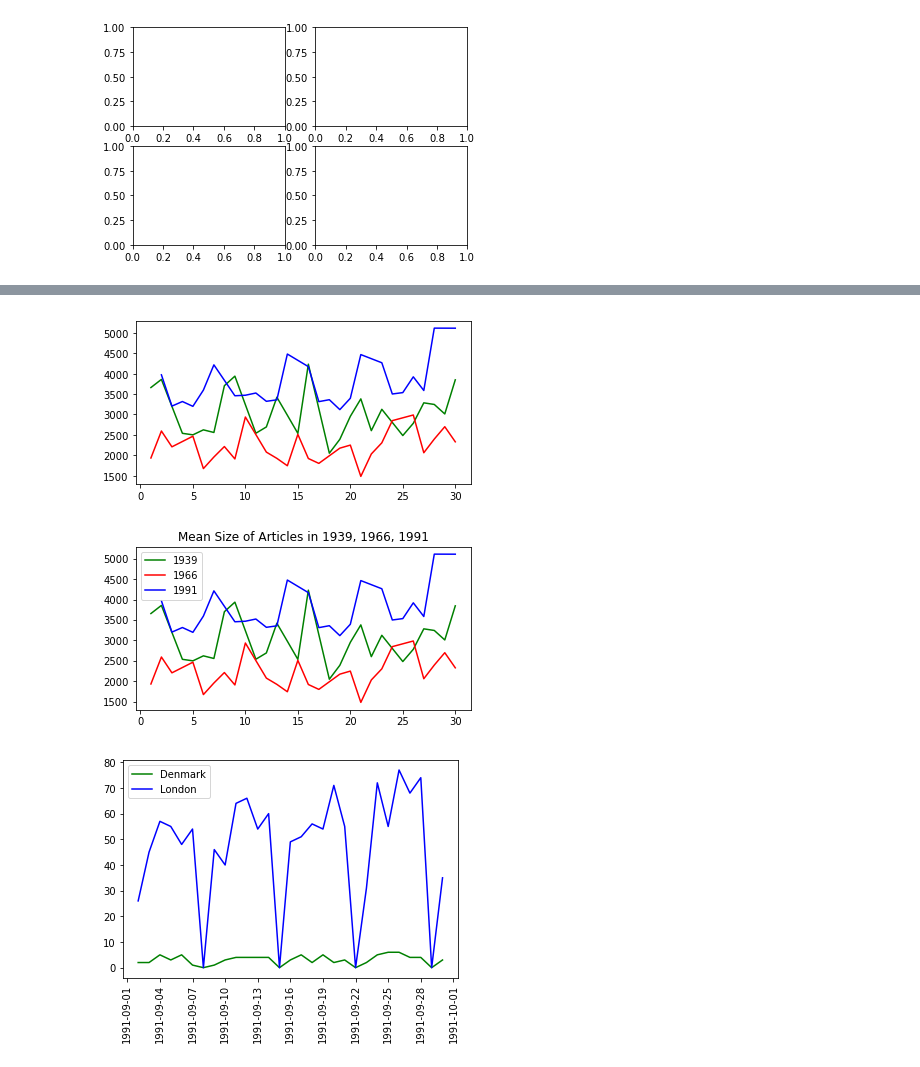
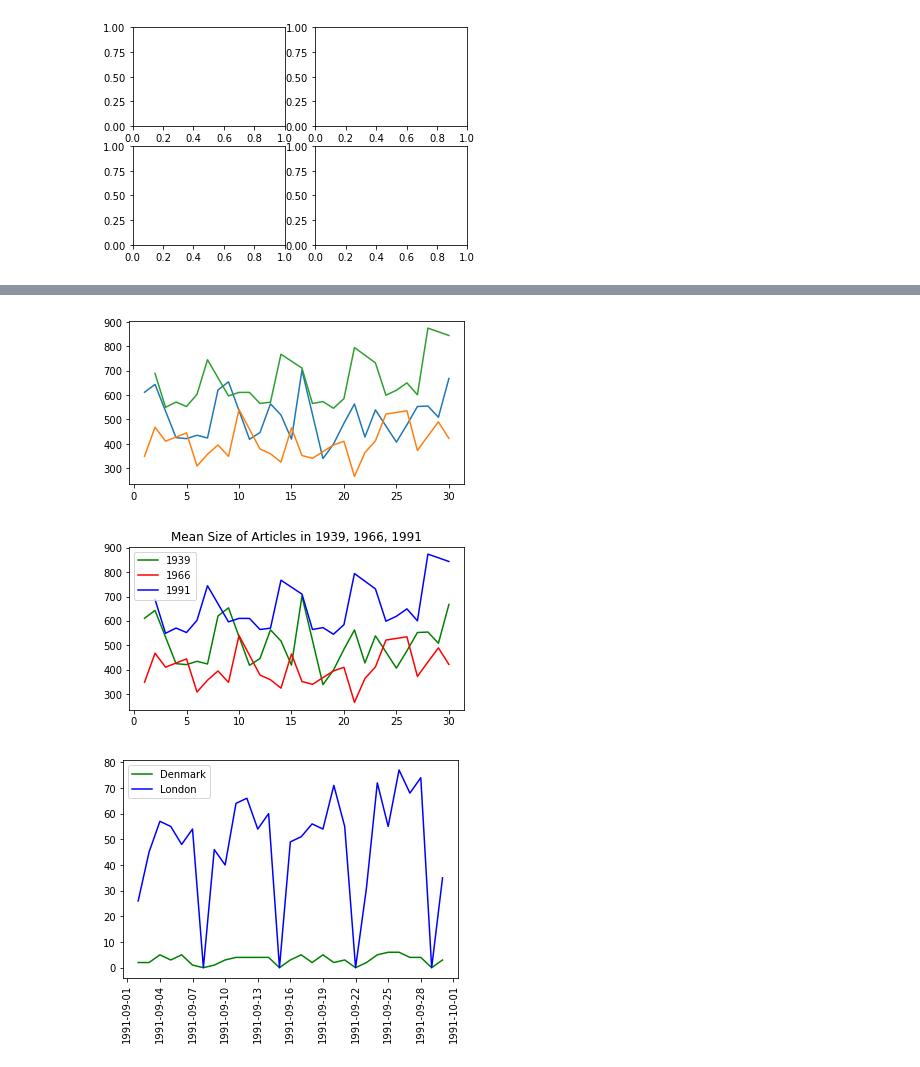
Before and after one commit to melvinwevers/python-visualization-workshop, a Jupyter notebook: Python Viz Workshop.ipynb, the cells around one changed output, grey strips where cells are left out. Drawn from its saved outputs; the diff is of its cells as text; code cells hidden in the pictures.

```diff
--- a/Python Viz Workshop.ipynb
+++ b/Python Viz Workshop.ipynb
@@ -265,9 +314,9 @@ plt.show()
 # %%
 fig = plt.figure(figsize=(6,3))
 
-plt.plot(df['1939']['day'], df['1939']['mean_size'], c='green')
-plt.plot(df['1966']['day'], df['1966']['mean_size'], c='red')
-plt.plot(df['1991']['day'], df['1991']['mean_size'], c='blue')
+plt.plot(df['1939']['day'], df['1939']['mean_number_of_words'])
+plt.plot(df['1966']['day'], df['1966']['mean_number_of_words'])
+plt.plot(df['1991']['day'], df['1991']['mean_number_of_words'])
 plt.show()
 # %% [output]
-[figure, old version]
+[figure, new version]
@@ -277,14 +328,14 @@ df['day'] = df['paper_dc_date'].dt.day
 fig = plt.figure(figsize=(6,3))
 plt.title("Mean Size of Articles in 1939, 1966, 1991")
 
-plt.plot(df['1939']['day'], df['1939']['mean_size'], c='green', label='1939')
-plt.plot(df['1966']['day'], df['1966']['mean_size'], c='red', label='1966')
-plt.plot(df['1991']['day'], df['1991']['mean_size'], c='blue', label='1991')
+plt.plot(df['1939']['day'], df['1939']['mean_number_of_words'], c='green', label='1939')
+plt.plot(df['1966']['day'], df['1966']['mean_number_of_words'], c='red', label='1966')
+plt.plot(df['1991']['day'], df['1991']['mean_number_of_words'], c='blue', label='1991')
 plt.legend(loc='upper left')
 plt.show()
 #I could do the assignment of colors and labels with a for loop, but this is clearer I think
 # %% [output]
-[figure, old version]
+[figure, new version]
 # %%
 plt.plot(df['1991']['text_content'][df['1991']['text_content'].str.contains("Denmark", regex=True)].groupby(pd.TimeGrouper('D')).count(), c='green',label='Denmark')
 plt.plot(df['1991']['text_content'][df['1991']['text_content'].str.contains("London", regex=True)].groupby(pd.TimeGrouper('D')).count(), c='blue',label='London')
```
Also changed, not shown: parts of 18 cells of this notebook.
